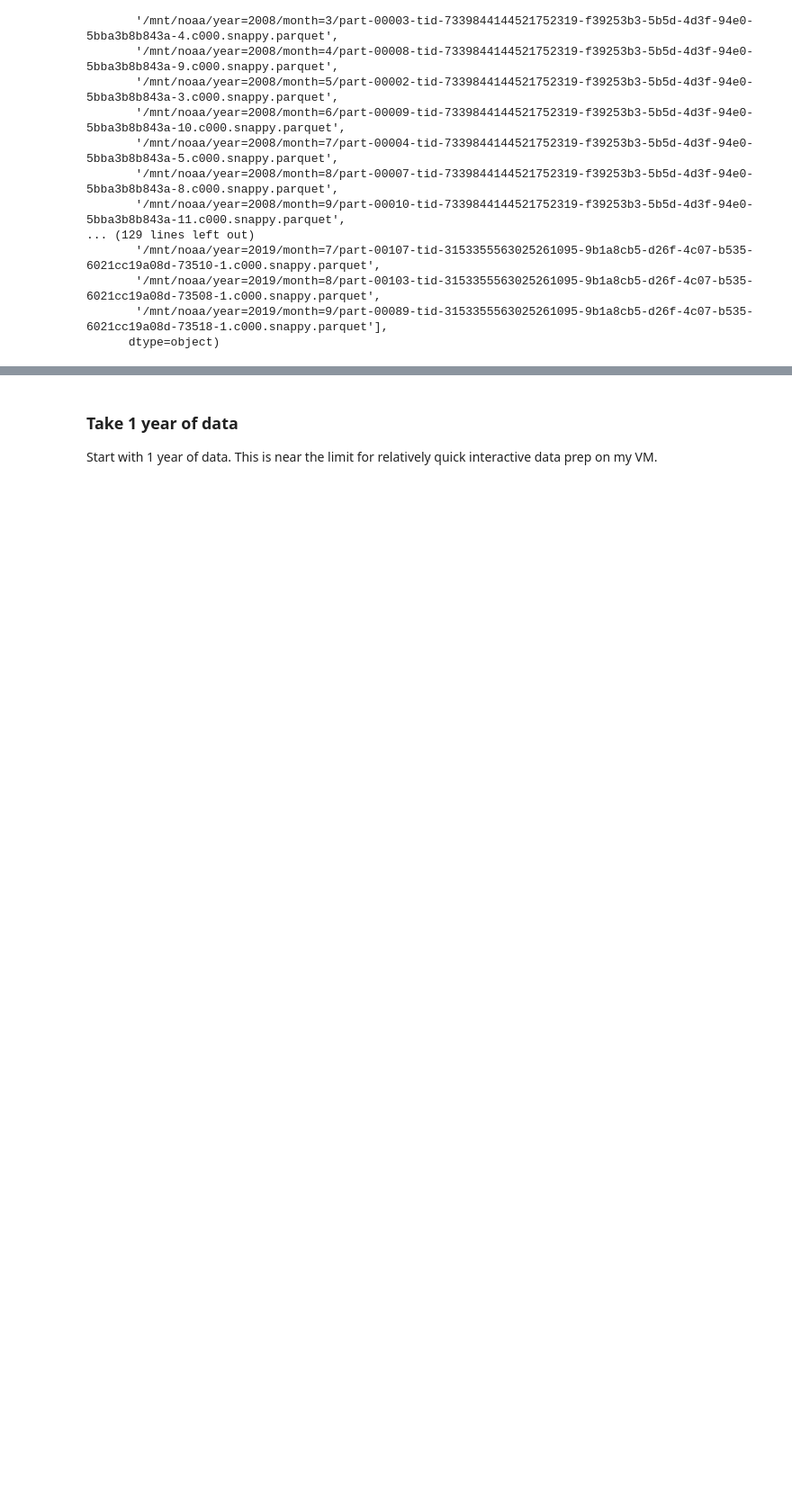
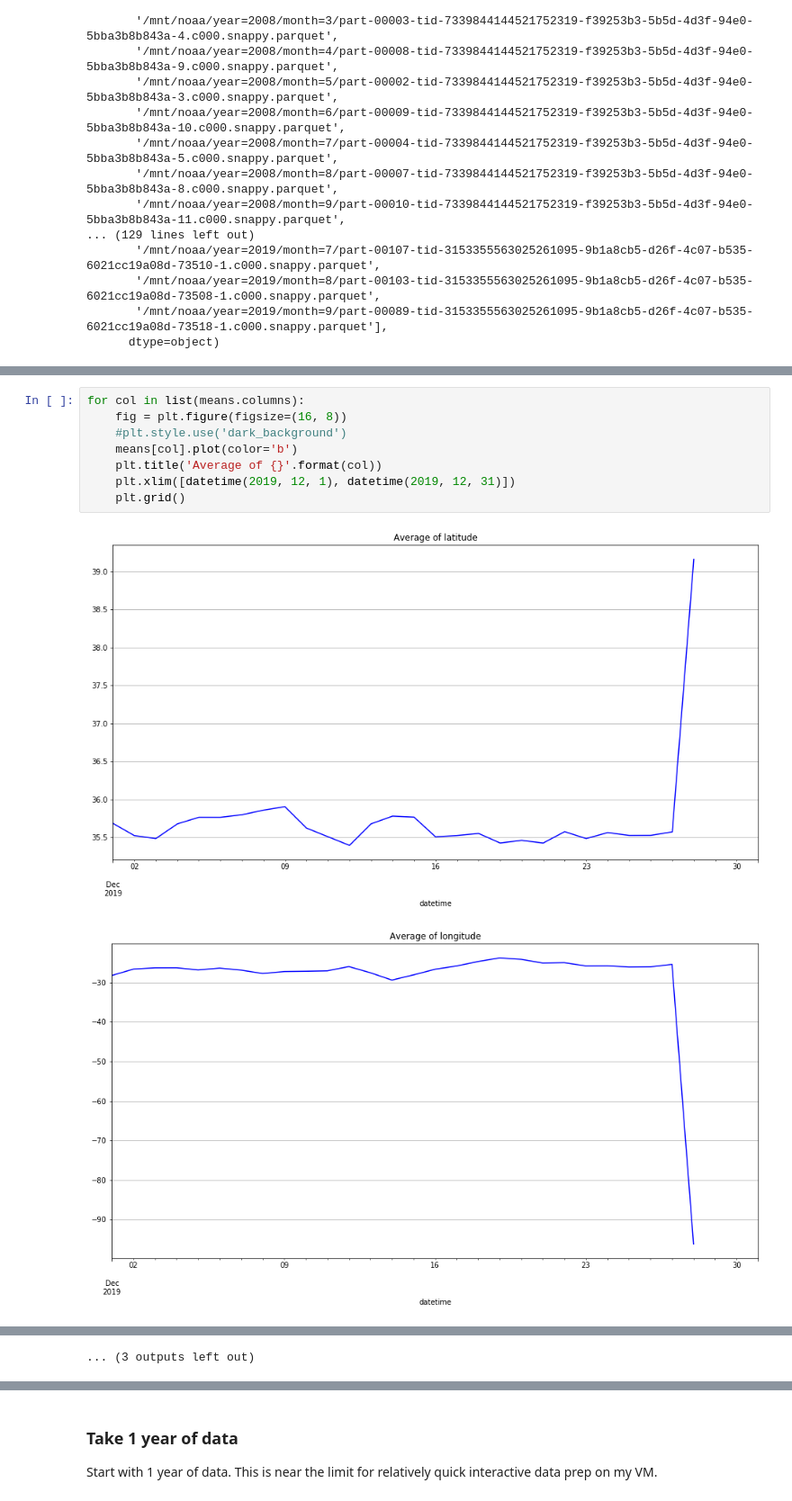
Before and after one commit to lostmygithubaccount/dasky, a Jupyter notebook: example.ipynb, the cells around one changed output, grey strips where cells are left out. Shown at 90% size. Saved outputs shown, nothing was run; the diff lists cells and outputs as text; blank space fills up the shorter version.

```diff
--- a/example.ipynb
+++ b/example.ipynb
@@ -197,0 +258,11 @@ len(files)
+# %%
+for col in list(means.columns):
+    fig = plt.figure(figsize=(16, 8))
+    #plt.style.use('dark_background')
+    means[col].plot(color='b')
+    plt.title('Average of {}'.format(col))
+    plt.xlim([datetime(2019, 12, 1), datetime(2019, 12, 31)])
+    plt.grid()
+# %% [output]
+[figure, added]
+[figure, added]
@@ -197,0 +279 @@ len(files)
+... (3 outputs left out)
```
Also changed, not shown: parts of 43 cells of this notebook.
